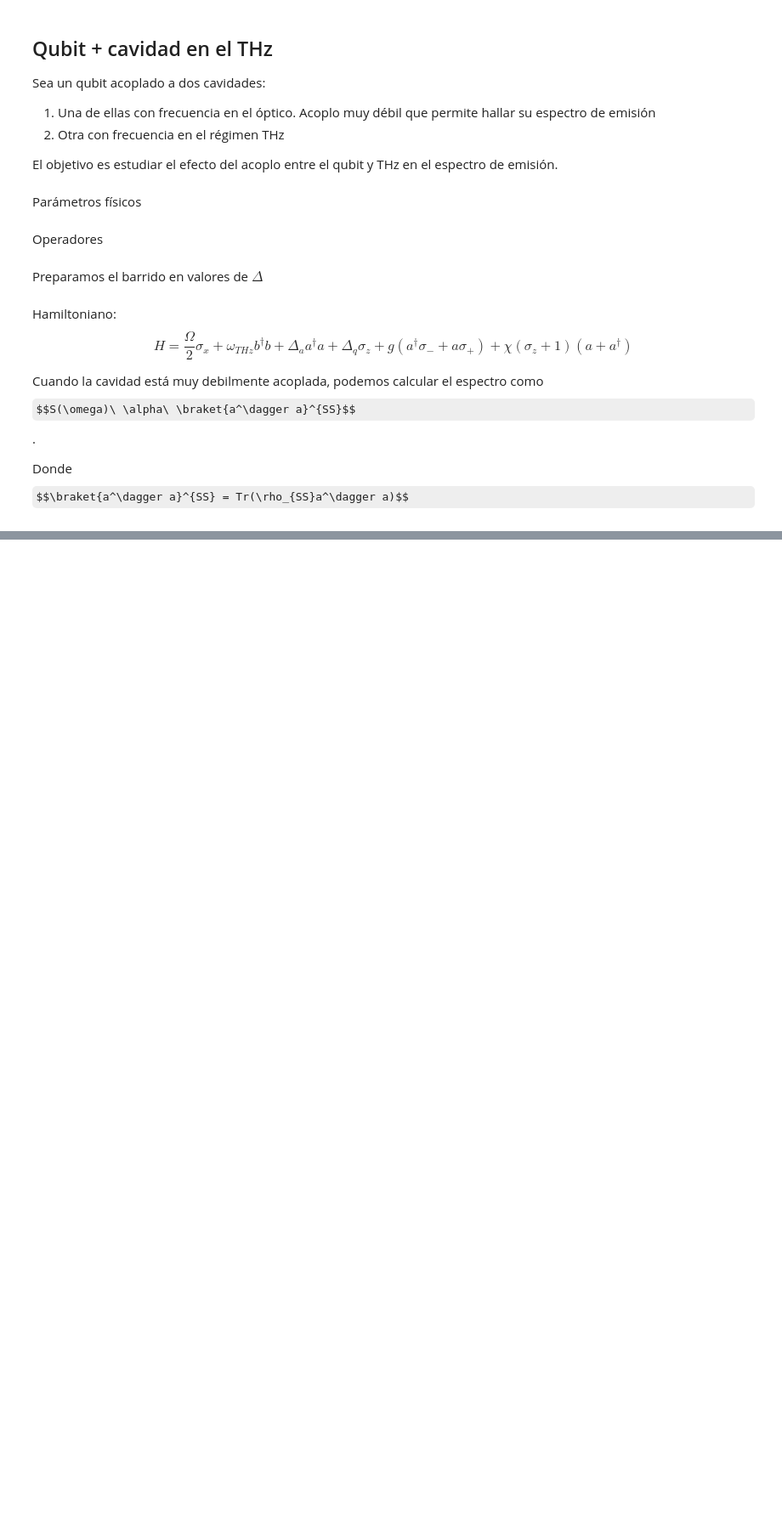
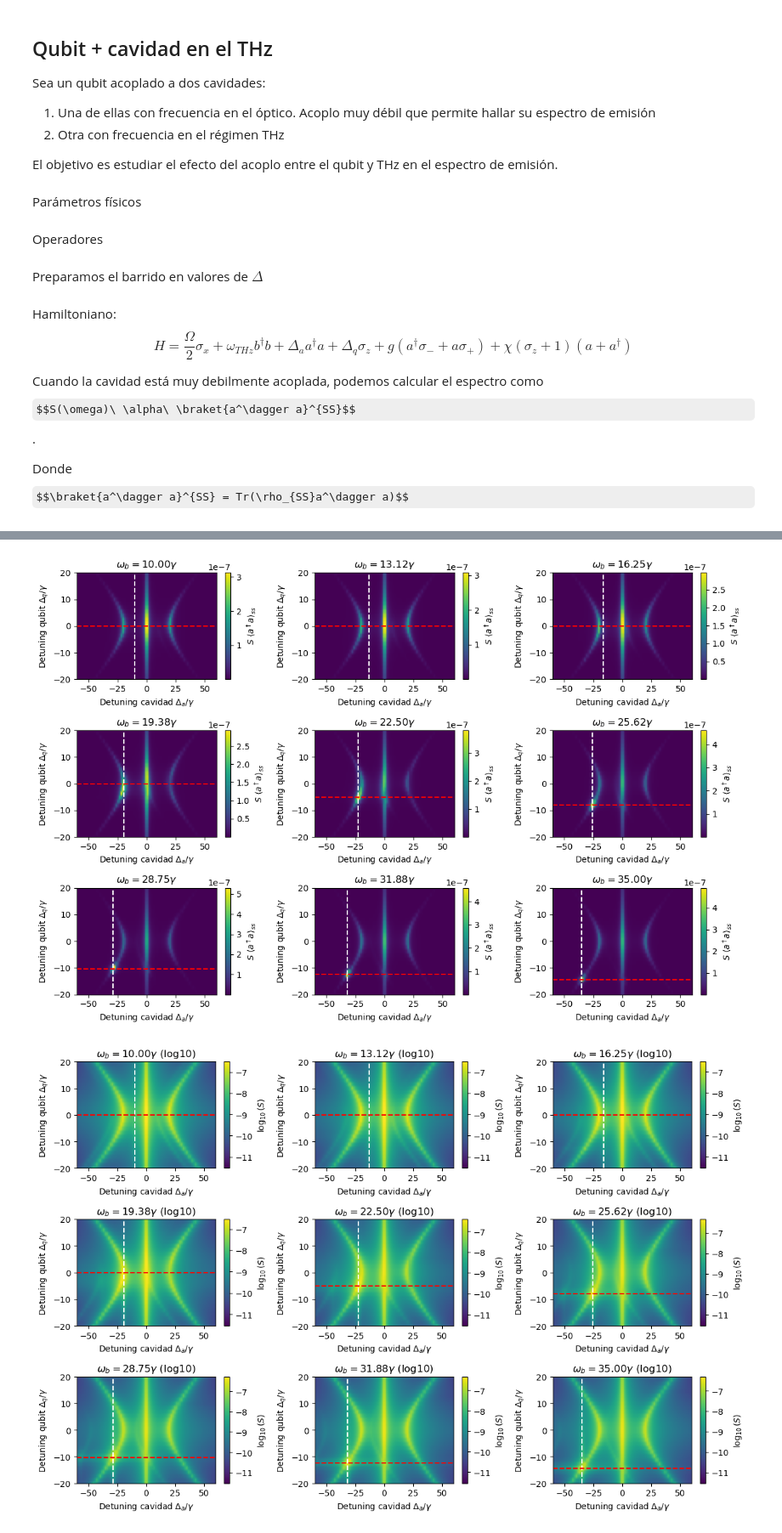
Before and after one commit to lauralobs/THzQuantumOptics, a Jupyter notebook: barrido_w_THz.ipynb, the cells around one changed output, grey strips where cells are left out. Shown at 85% size. Cells and saved outputs as stored; diff of their text form; code cells hidden in the pictures; some formulas as TeX source; blank space fills up the shorter version.

```diff
--- a/barrido_w_THz.ipynb
+++ b/barrido_w_THz.ipynb
@@ -150,3 +98,67 @@ plt.show()
+# %%
+# Crear figuras y ejes
+fig, axes = plt.subplots(3, 3, figsize=(12, 8))
+axes = axes.flatten()
+
+fig_log, axes_log = plt.subplots(3, 3, figsize=(12, 8))
+axes_log = axes_log.flatten()
+
+for idx, w_b in enumerate(w_THz_list):
+
+    Delta_q = 0
+    if w_b > Omega:
+        Delta_q = 1/2*np.sqrt(w_b**2 - Omega**2)
+
+    S_map = all_S_maps[w_b]   # Recuperar mapa ya calculado
+    ax = axes[idx]
+    ax_log = axes_log[idx]
+
+    # ------------------------
+    # Mapa normal
+    # ------------------------
+    im = ax.imshow(
+        S_map,
+        extent=[Delta_a_list[0], Delta_a_list[-1],
+                Delta_q_list[0], Delta_q_list[-1]],
+        aspect='auto',
+        origin='lower'
+    )
+
+    ax.axvline(x=-w_b, linestyle='--', color='white', linewidth=1.5)
+    ax.axhline(y=-Delta_q, linestyle='--', color='red', linewidth=1.5)
+    ax.set_xlabel("Detuning cavidad $\\Delta_a/\\gamma$")
+    ax.set_ylabel("Detuning qubit $\\Delta_q/\\gamma$")
+    ax.set_title(rf"$\omega_b = {w_b:.2f}\gamma$")
+    ax.set_ylim(-20, 20)
+    fig.colorbar(im, ax=ax, label=r"$S\ \langle a^\dagger a \rangle_{ss}$")
+
+    # --------------------------
+    # Mapa logarítmico
+    # --------------------------
+    S_log = np.log10(S_map + 1e-12)
+    im_log = ax_log.imshow(
+        S_log,
+        extent=[Delta_a_list[0], Delta_a_list[-1],
+                Delta_q_list[0], Delta_q_list[-1]],
+        aspect='auto',
+        origin='lower'
+    )
+
+    ax_log.axvline(x=-w_b, linestyle='--', color='white', linewidth=1.5)
+    ax_log.axhline(y=-Delta_q, linestyle='--', color='red', linewidth=1.5)
+    ax_log.set_xlabel("Detuning cavidad $\\Delta_a/\\gamma$")
+    ax_log.set_ylabel("Detuning qubit $\\Delta_q/\\gamma$")
+    ax_log.set_title(rf"$\omega_b = {w_b:.2f}\gamma$ (log10)")
+    ax_log.set_ylim(-20, 20)
+    fig_log.colorbar(im_log, ax=ax_log, label=r"$\log_{10}(S)$")
+
+plt.tight_layout()
+fig.tight_layout()
+fig_log.tight_layout()
+plt.show()
+# %% [output]
+[figure, added]
+[figure, added]
 # %% [markdown]
 A continuación, creamos gráficos de $S(\omega)$ en el que el valor de $\Delta_q$ es aquel que corresponde al pico nuevo.
 Esto ocurre cuando $\omega_{THz} = \Omega_R$, donde $\Omega_R = 2\sqrt{\Delta_q ^2 + \frac{\Omega}{2} }$. Es decir, veremos el pico cuando $\Delta_q = \sqrt{ \frac{\omega_{THz}^2}{4}-\frac{\Omega^2}{4}}$, para lo que debe cumplirse $\omega_{THz} > \Omega$.
```
Also changed, not shown: parts of 6 cells of this notebook.
